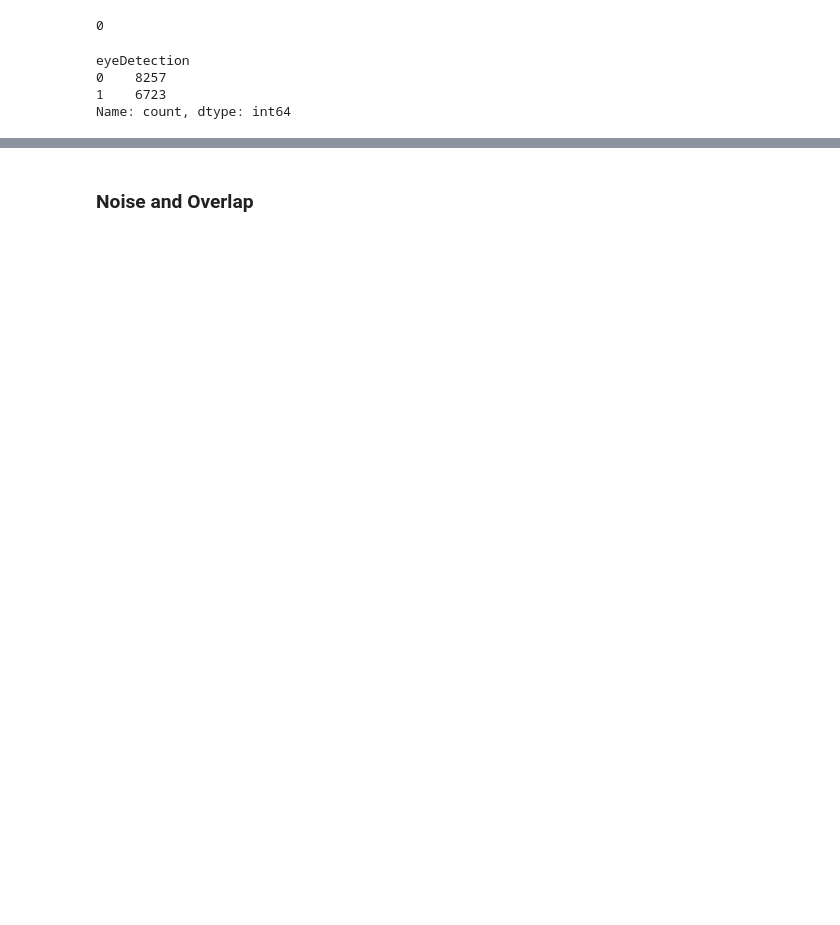
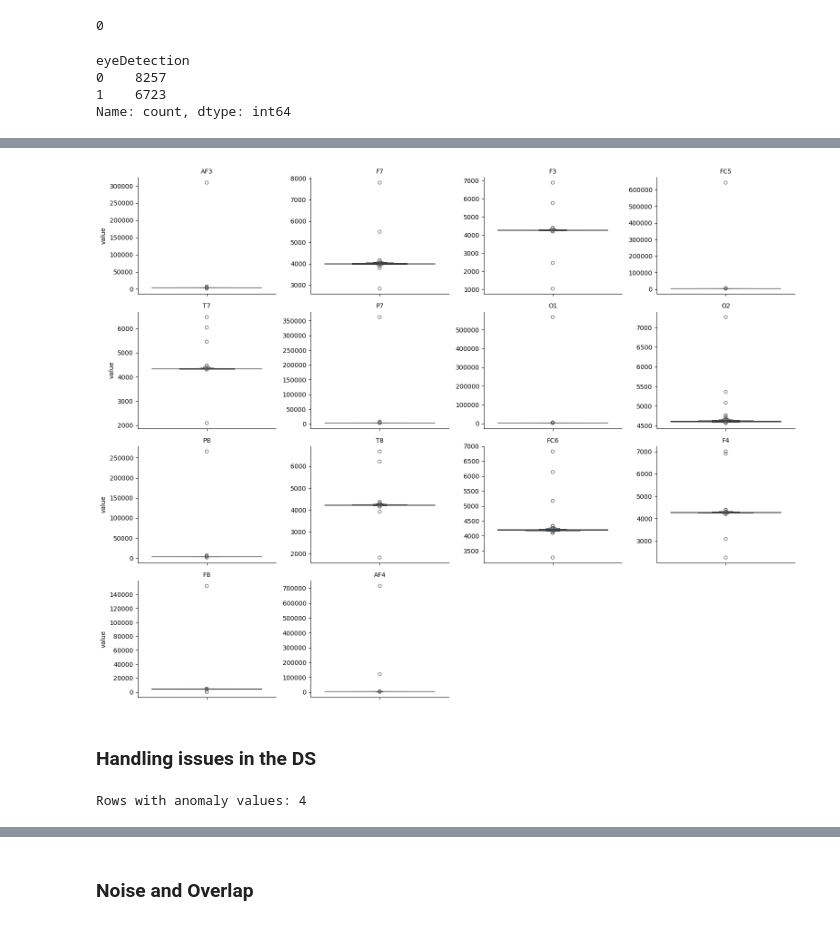
Before and after one commit to Mortti11/Advanced-Data-Analytics-, a Jupyter notebook: Third_assignment.ipynb/Eeg_Eye_state_classification.ipynb, the cells around one changed output, grey strips where cells are left out. Drawn from its saved outputs; the diff is of its cells as text; code cells hidden in the pictures; blank space fills up the shorter version.

```diff
--- a/Third_assignment.ipynb/Eeg_Eye_state_classification.ipynb
+++ b/Third_assignment.ipynb/Eeg_Eye_state_classification.ipynb
@@ -79,8 +86,0 @@ df.describe()
-# %%
-signal_columns = df.columns.drop('eyeDetection')
-
-# Cutting off the outliers at first and 99th percentile.
-print(f"Max before clipping:{df[signal_columns].max().max():.2f}")
-p01, p99 = df[signal_columns].quantile(0.01), df[signal_columns].quantile(0.99)
-df[signal_columns] = df[signal_columns].clip(lower=p01, upper=p99, axis=1)
-print(f"Max after clipping:{df[signal_columns].max().max():.2f}")
@@ -89,0 +113,18 @@ Max after clipping:4715.38
+# %%
+# Let me visualize the distribution of each channel.
+columns = df[signal_columns].melt(var_name='channel', value_name='value')
+g = sns.catplot(data=columns, y="value", col="channel", kind="boxen", col_wrap=4, sharey=False, height=3, aspect=1.3)
+g.set_titles("{col_name}")
+plt.show()
+# %% [output]
+[figure, added]
+# %% [markdown]
+### Handling issues in the DS
+# %%
+# What I can see from above graphs: channels AF3, FC5, P7, O1, P8, F8, AF4 have extreme spikes.
+# I need to find how many rows have extreme values.
+# Values above 8000 or below 1000 are outliers.
+anomalies_mask =(df[signal_columns]>8000).any(axis=1)|(df[signal_columns] < 1000).any(axis=1)
+print("Rows with anomaly values:",anomalies_mask.sum())
+# %% [output]
+Rows with anomaly values: 4
```
Also changed, not shown: parts of 38 cells of this notebook, 1 other file.
